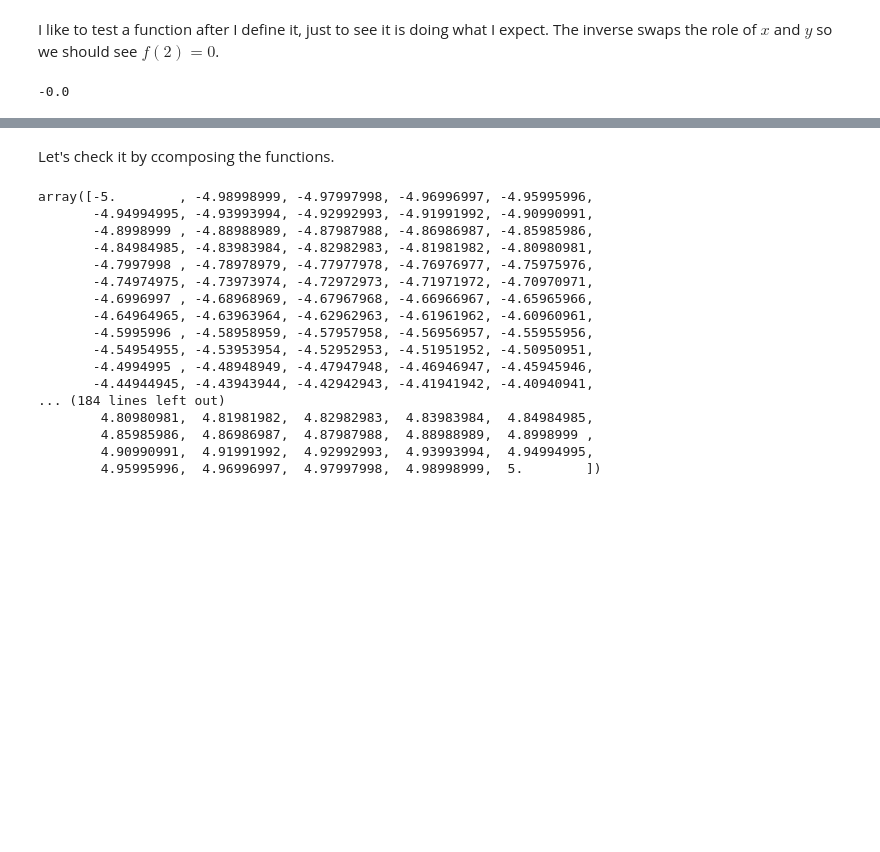
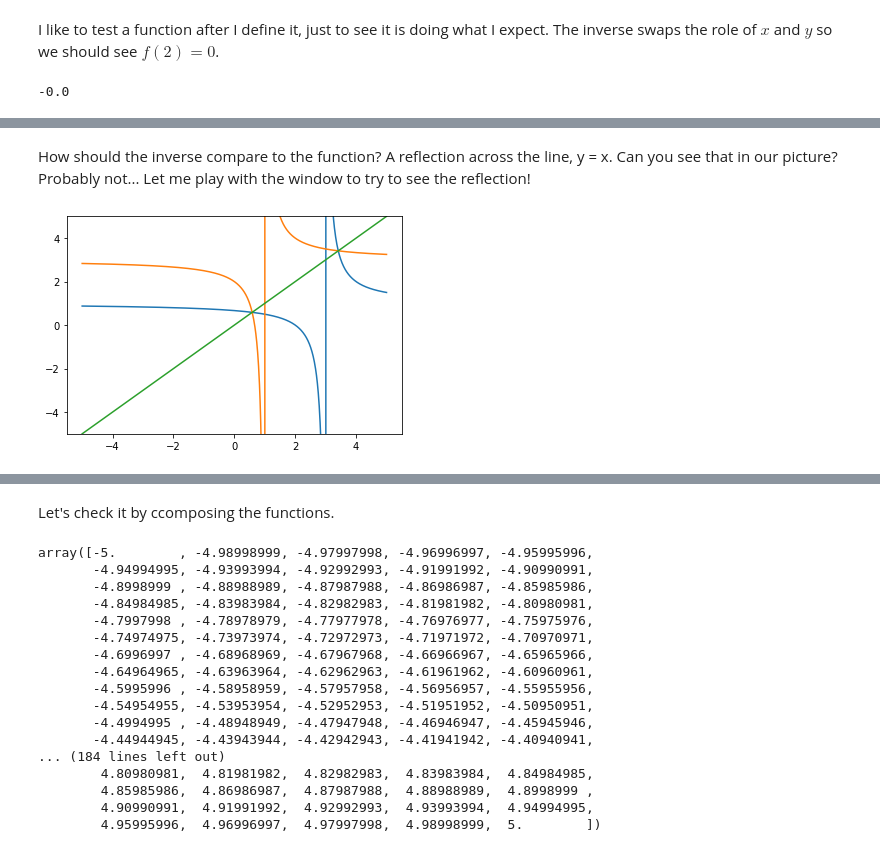
Before and after one commit to nurfnick/Calculus_1, a Jupyter notebook: Project_Part1_Functions.ipynb, the cells around one changed output, grey strips where cells are left out. Saved outputs shown, nothing was run; the diff lists cells and outputs as text; code cells hidden in the pictures; blank space fills up the shorter version.

```diff
--- a/Project_Part1_Functions.ipynb
+++ b/Project_Part1_Functions.ipynb
@@ -110,0 +123,10 @@ Not sure what a -0.0 is...
+# %% [markdown]
+How should the inverse compare to the function?  A reflection across the line, y = x.  Can you see that in our picture?  Probably not...  Let me play with the window to try to see the reflection!
+# %%
+plt.plot(x,f(x))
+plt.plot(x,finverse(x))
+plt.ylim(-5,5) #sets the y limits to -5 and 5
+plt.plot(x,x) #plots the line y = x
+plt.show() #this just gets rid of the note
+# %% [output]
+[figure, added]
```
Also changed, not shown: parts of 42 cells of this notebook.
